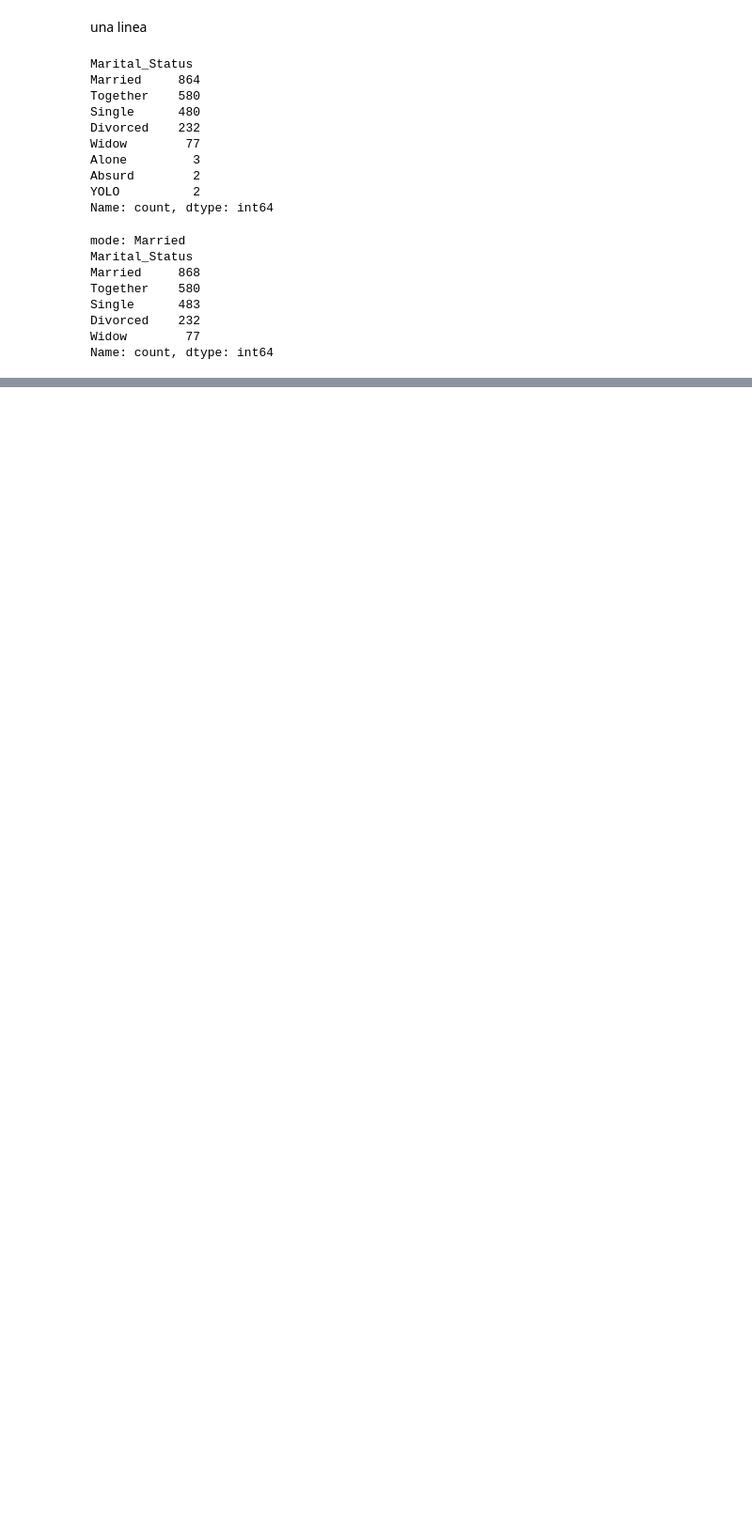
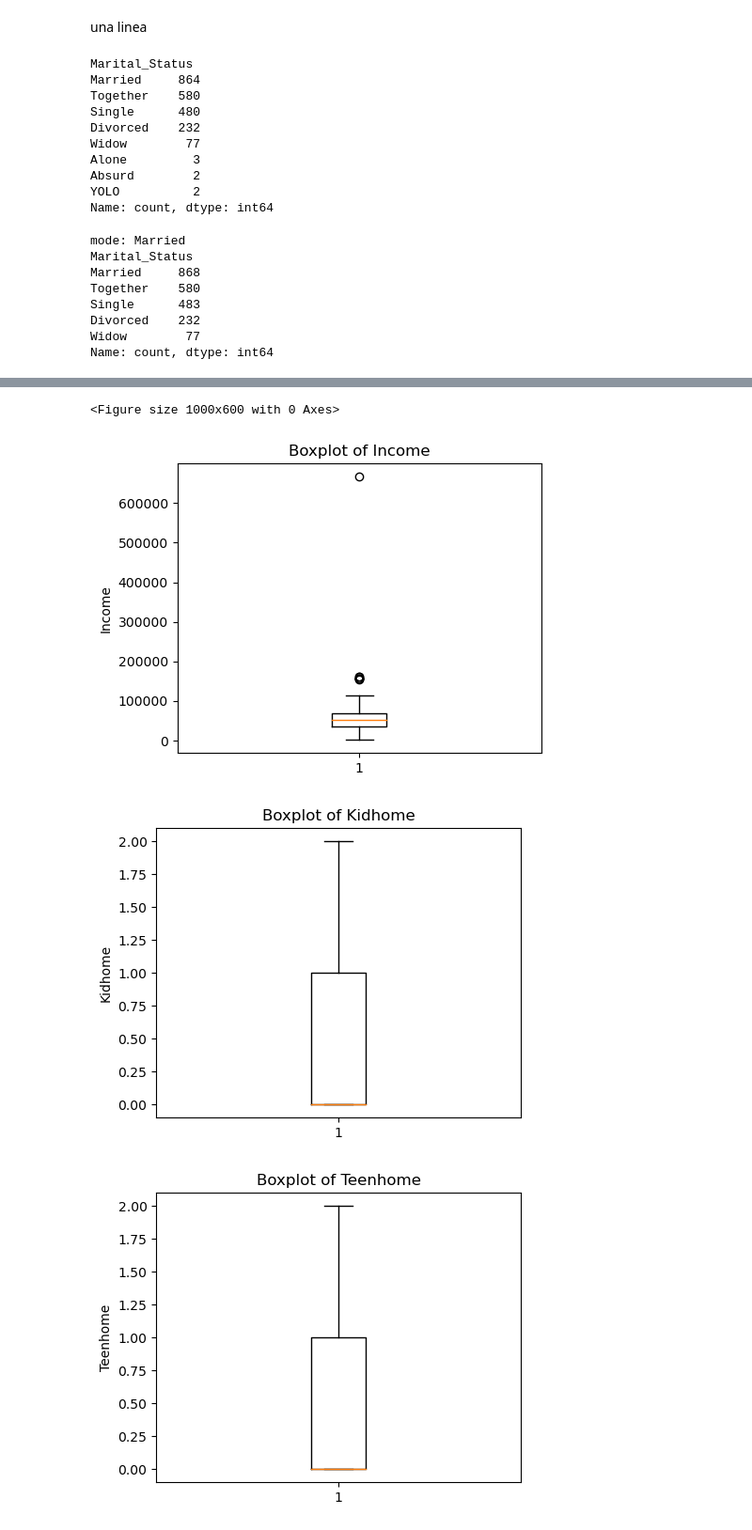
Before and after one commit to SAGR2003/Reto-Clustering-stackies, a Jupyter notebook: reto-clustering.ipynb, the cells around one changed output, grey strips where cells are left out. Shown at 94% size. Drawn from its saved outputs; the diff is of its cells as text; code cells hidden in the pictures; blank space fills up the shorter version.

Commit message:
Add boxplots

```diff
--- a/reto-clustering.ipynb
+++ b/reto-clustering.ipynb
@@ -62,5 +71,2 @@ clients = pd.concat([clients, clients_marital_encoded], axis=1)
 # %%
 clients['Days_Customer'] = (pd.to_datetime(datetime.datetime.now().strftime('%d-%m-%Y'), dayfirst=True) - pd.to_datetime(clients['Dt_Customer'], format='%d-%m-%Y')).dt.days
-# %%
-fill = KNNImputer(n_neighbors=1).fit_transform(clients[['Income']])
-clients['Income_nuevo'] = pd.DataFrame(fill, columns=['Income'])
@@ -69,5 +73,9 @@ KNNImputer(n_neighbors=1)
+# %%
+clients['Total_AcceptedCmp'] = clients['AcceptedCmp1'] + clients['AcceptedCmp2'] + clients['AcceptedCmp3'] + clients['AcceptedCmp4'] + clients['AcceptedCmp5'] + clients['Response']
+# %%
+clients['Total_SpentProducts'] = clients['MntWines'] + clients['MntFruits'] + clients['MntMeatProducts'] + clients['MntFishProducts'] + clients['MntSweetProducts'] + clients['MntGoldProds']
 # %%
-clients = clients.drop(["ID", "Year_Birth", "Education", "Marital_Status", "Dt_Customer", "Z_CostContact", "Z_Revenue"], axis=1)
+clients = clients.drop(["ID", "Year_Birth", "Education", "Marital_Status", "Dt_Customer", "Z_CostContact", "Z_Revenue", "AcceptedCmp1","AcceptedCmp2","AcceptedCmp3","AcceptedCmp4","AcceptedCmp5","Response"], axis=1)
 clients.head()
 # %% [output]
 |  | Income | Kidhome | Teenhome | Recency | MntWines | MntFruits | MntMeatProducts | MntFishProducts | ... |
@@ -79,0 +92,16 @@ clients.head()
+# %%
+# clients_filtered = clients.columns["Income", "Age"]
+
+plt.figure(figsize=(10, 6))
+
+for i, column in enumerate(clients.columns):
+    plt.figure(figsize=(5, 4))
+    plt.boxplot(clients[column])
+    plt.title(f'Boxplot of {column}')
+    plt.ylabel(column)
+    plt.show()
+# %% [output]
+<Figure size 1000x600 with 0 Axes>
+[figure, added]
+[figure, added]
+[figure, added]
```
Also changed, not shown: parts of 17 cells of this notebook, 1 other file.
